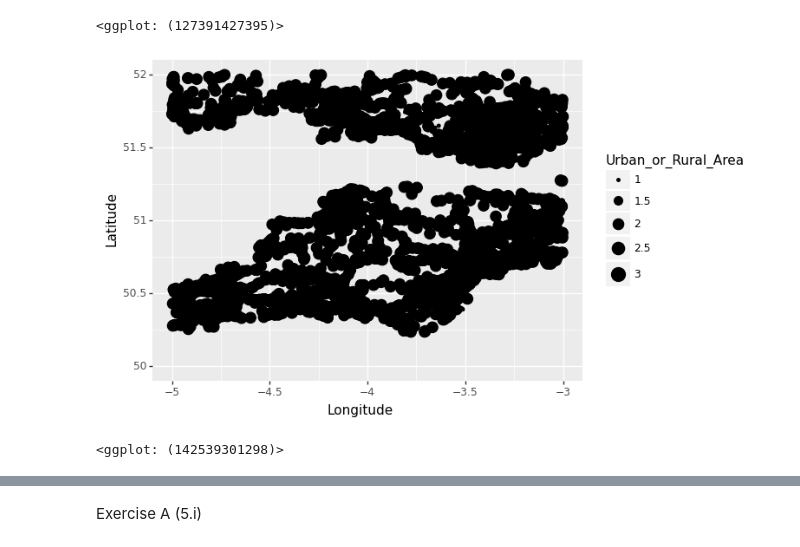
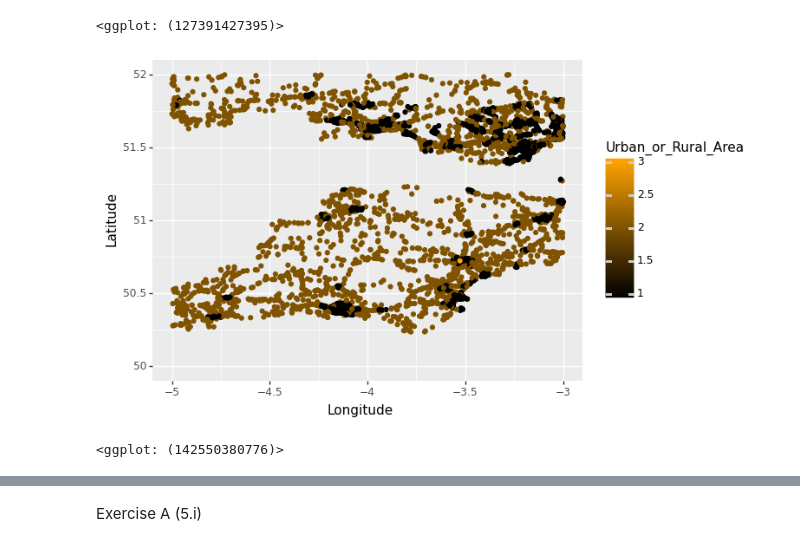
Before and after one commit to JAMota/Applied-Data-Science-and-Statistics, a Jupyter notebook: Term1/ApplicationOfDataAndStats/Assignment/Exercise1.ipynb, the cells around one changed output, grey strips where cells are left out. Drawn from its saved outputs; the diff is of its cells as text; code cells hidden in the pictures.

Commit message:
I am fucking genius using gradient like this

```diff
--- a/Term1/ApplicationOfDataAndStats/Assignment/Exercise1.ipynb
+++ b/Term1/ApplicationOfDataAndStats/Assignment/Exercise1.ipynb
@@ -620,35 +620,36 @@ geom_point()
 # %%
 ## now using ggplot we will zoom in the the devon area
 
 ## Coordinates of Exeter in decimal degrees
 ##Latitude: 50.7236000°
 ##Longitude: -3.5275100°
 
 
 dataFrameCordinatesAndRural = dataFrame.drop(dataFrame.iloc[:, 5:29],axis = 1)
 
 dataFrameCordinatesAndRural = dataFrameCordinatesAndRural.drop(dataFrame.iloc[:, 0:3],axis = 1)
 
 dataFrameCordinatesAndRural = dataFrameCordinatesAndRural.drop(dataFrame.iloc[:, 30:33],axis = 1)
 
 ## Creating the exeter point we will colour on the map as orange
 #Exeter = {'Longitude':-3.5275100, 'Latitude':50.7236000, 'Urban_or_Rural_Area': 1}
 
-dataFrameCordinatesAndRural.loc[len(dataFrameCordinatesAndRural)]=[-3.5275100,50.7236000,1]
+dataFrameCordinatesAndRural.loc[len(dataFrameCordinatesAndRural)]=[-3.5275100,50.7236000,3]
 
 ##changing the format of urban/rural from float to int
 dataFrameCordinatesAndRural.Urban_or_Rural_Area = dataFrameCordinatesAndRural.Urban_or_Rural_Area.astype(int)
 
 
 (ggplot(dataFrameCordinatesAndRural) +
-aes(x='Longitude', y='Latitude', size= 'Urban_or_Rural_Area') +
+aes(x='Longitude', y='Latitude', color= 'Urban_or_Rural_Area') +
 ylim(50, 52) +
 xlim(-5, -3) +
-scale_color_manual(values = ['blue'],
-                   limits = ['(-3.5275100,50.7236000]'])+ ##TODO FIX EXETER NOT BEING COLOURED
+
+scale_color_gradient(low='black', high='orange') +
+
 geom_point()
 )
 # %% [output]
-[figure, old version]
+[figure, new version]
-<ggplot: (142539301298)>
+<ggplot: (142550380776)>
 # %%
```
Also changed, not shown: parts of 1 cell of this notebook.
